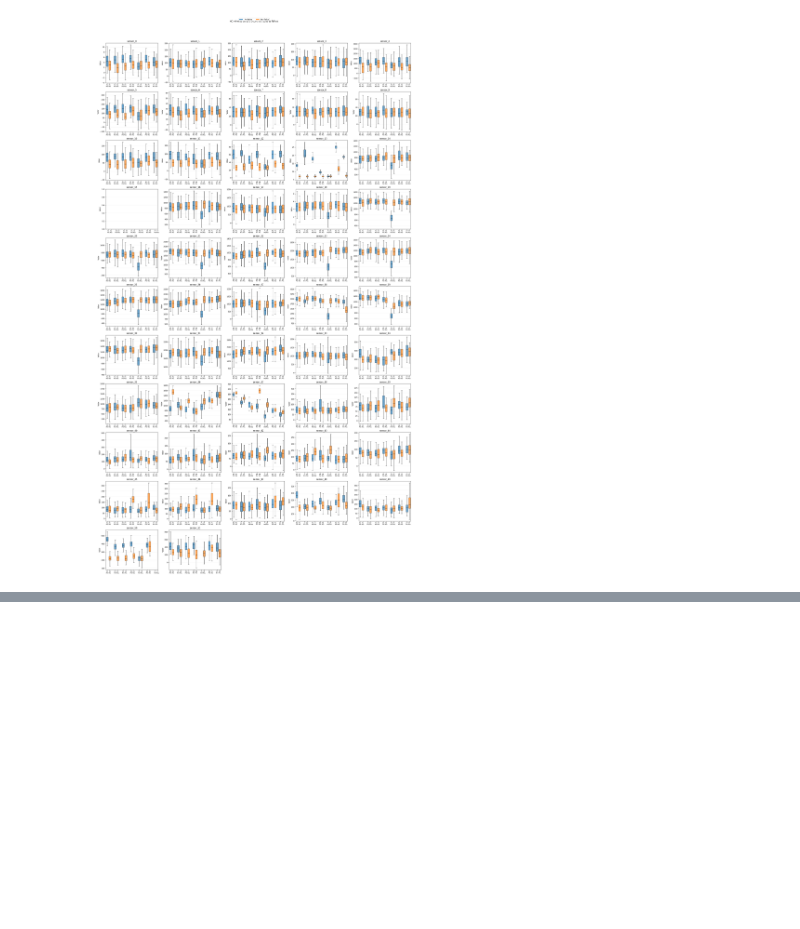
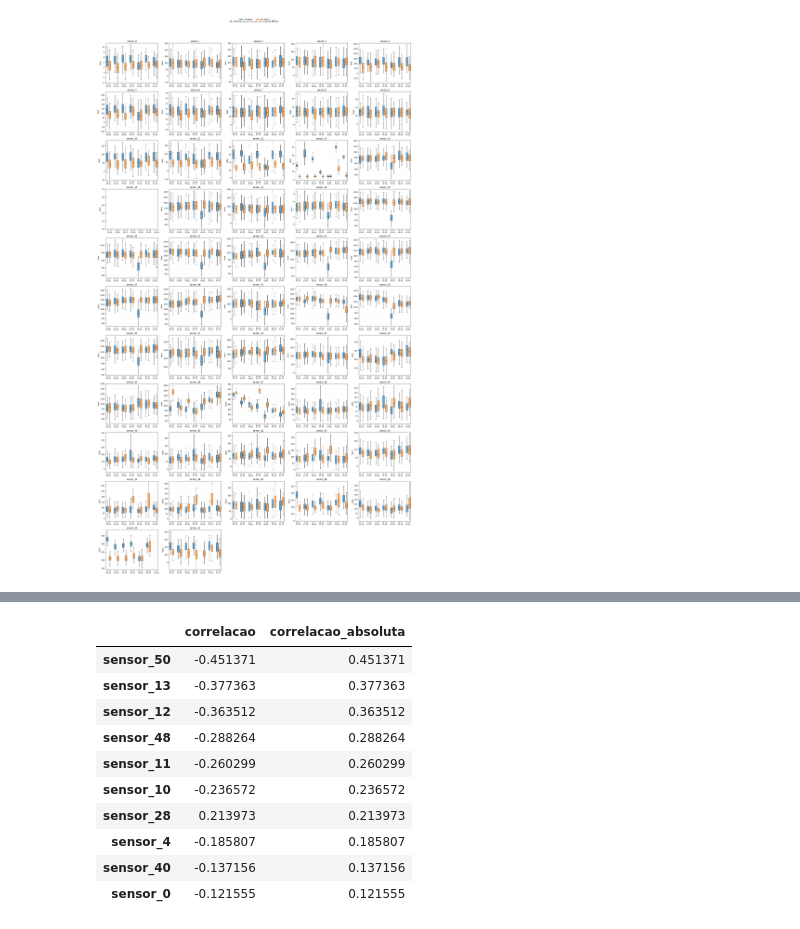
Before and after one commit to MiguelPim01/ps-industriall-estagio-ml, a Jupyter notebook: notebooks/05_eda_top_sensors.ipynb, the cells around one changed output, grey strips where cells are left out. Saved outputs shown, nothing was run; the diff lists cells and outputs as text; code cells hidden in the pictures; blank space fills up the shorter version.

```diff
--- a/notebooks/05_eda_part3.ipynb
+++ b/notebooks/05_eda_top_sensors.ipynb
@@ -1018,0 +913,27 @@ plotar_boxplots_todas_falhas(
+# %%
+ranking_target = (
+    correlacao_target
+    .rename("correlacao")
+    .to_frame()
+    .assign(
+        correlacao_absoluta=lambda x: x["correlacao"].abs()
+    )
+    .sort_values(
+        "correlacao_absoluta",
+        ascending=False
+    )
+)
+
+ranking_target.head(10)
+# %% [output]
+|  | correlacao | correlacao_absoluta |
+| sensor_50 | -0.451371 | 0.451371 |
+| sensor_13 | -0.377363 | 0.377363 |
+| sensor_12 | -0.363512 | 0.363512 |
+| sensor_48 | -0.288264 | 0.288264 |
+| sensor_11 | -0.260299 | 0.260299 |
+| sensor_10 | -0.236572 | 0.236572 |
+| sensor_28 | 0.213973 | 0.213973 |
+| sensor_4 | -0.185807 | 0.185807 |
+| sensor_40 | -0.137156 | 0.137156 |
+| sensor_0 | -0.121555 | 0.121555 |
```
Also changed, not shown: parts of 12 cells of this notebook, 10 other files.
